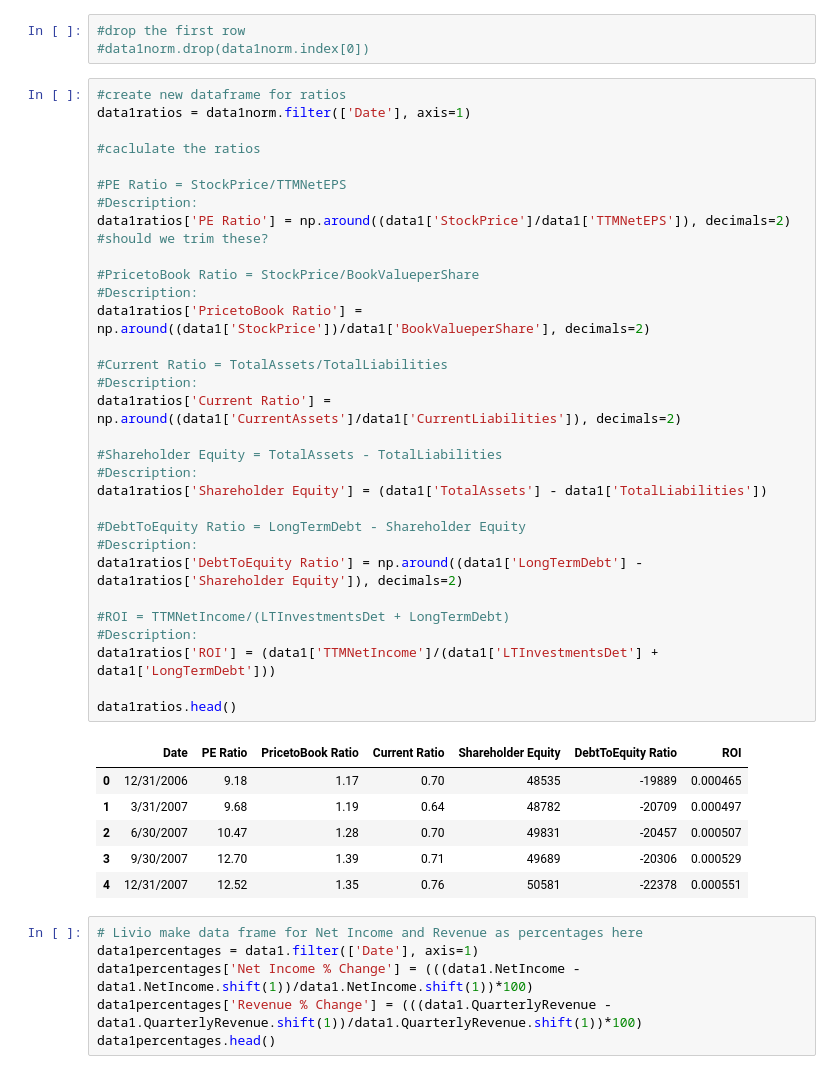
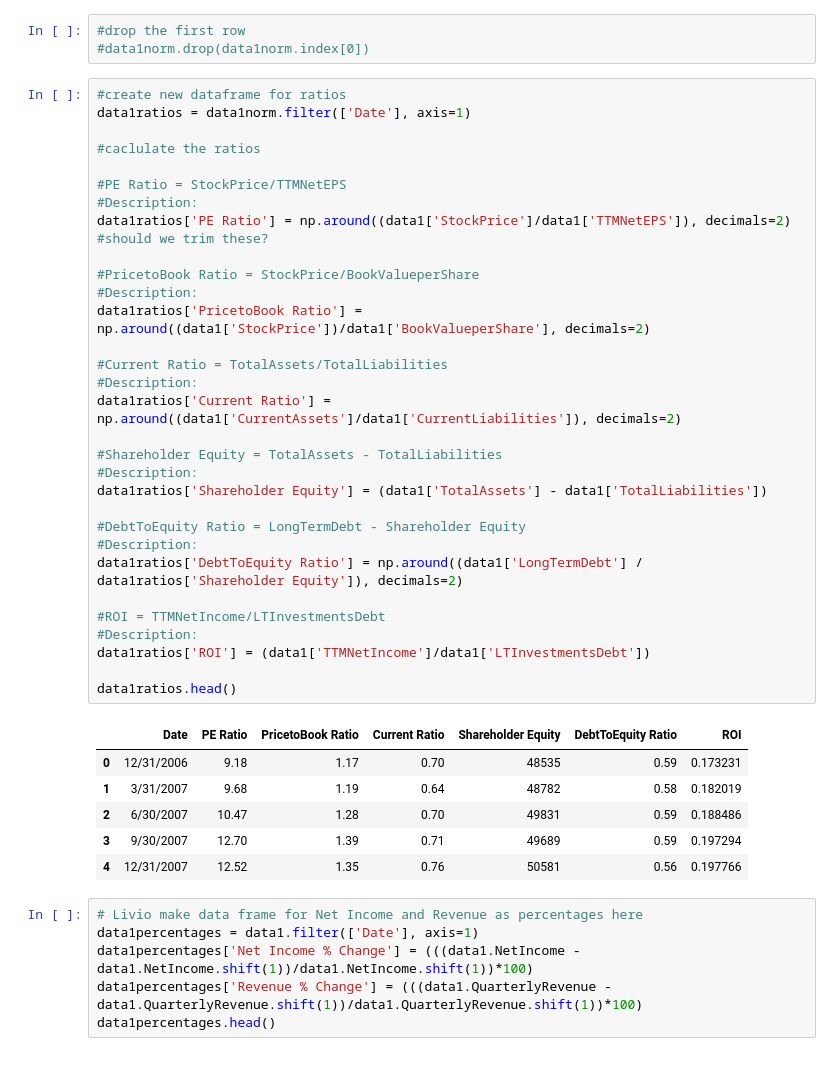
Before and after one commit to Montclair1/TelecomStockSelector, a Jupyter notebook: Verizon Financials PreProcessing.ipynb, the cells around one changed output. Drawn from its saved outputs; the diff is of its cells as text.

```diff
--- a/Verizon Financials PreProcessing.ipynb
+++ b/Verizon Financials PreProcessing.ipynb
@@ -52,41 +52,41 @@ data1norm.head()
 # %%
 #create new dataframe for ratios
 data1ratios = data1norm.filter(['Date'], axis=1)
 
 #caclulate the ratios
 
 #PE Ratio = StockPrice/TTMNetEPS
 #Description:
 data1ratios['PE Ratio'] = np.around((data1['StockPrice']/data1['TTMNetEPS']), decimals=2) #should we trim these?
 
 #PricetoBook Ratio = StockPrice/BookValueperShare
 #Description:
 data1ratios['PricetoBook Ratio'] = np.around((data1['StockPrice'])/data1['BookValueperShare'], decimals=2)
 
 #Current Ratio = TotalAssets/TotalLiabilities
 #Description:
 data1ratios['Current Ratio'] = np.around((data1['CurrentAssets']/data1['CurrentLiabilities']), decimals=2)
 
 #Shareholder Equity = TotalAssets - TotalLiabilities
 #Description:
 data1ratios['Shareholder Equity'] = (data1['TotalAssets'] - data1['TotalLiabilities'])
 
 #DebtToEquity Ratio = LongTermDebt - Shareholder Equity
 #Description:
-data1ratios['DebtToEquity Ratio'] = np.around((data1['LongTermDebt'] - data1ratios['Shareholder Equity']), decimals=2)
+data1ratios['DebtToEquity Ratio'] = np.around((data1['LongTermDebt'] / data1ratios['Shareholder Equity']), decimals=2)
 
-#ROI = TTMNetIncome/(LTInvestmentsDet + LongTermDebt)
+#ROI = TTMNetIncome/LTInvestmentsDebt
 #Description:
-data1ratios['ROI'] = (data1['TTMNetIncome']/(data1['LTInvestmentsDet'] + data1['LongTermDebt']))
+data1ratios['ROI'] = (data1['TTMNetIncome']/data1['LTInvestmentsDebt'])
 
 data1ratios.head()
 # %% [output]
 |  | Date | PE Ratio | PricetoBook Ratio | Current Ratio | Shareholder Equity | DebtToEquity Ratio | ROI |
-| 0 | 12/31/2006 | 9.18 | 1.17 | 0.70 | 48535 | -19889 | 0.000465 |
-| 1 | 3/31/2007 | 9.68 | 1.19 | 0.64 | 48782 | -20709 | 0.000497 |
-| 2 | 6/30/2007 | 10.47 | 1.28 | 0.70 | 49831 | -20457 | 0.000507 |
-| 3 | 9/30/2007 | 12.70 | 1.39 | 0.71 | 49689 | -20306 | 0.000529 |
-| 4 | 12/31/2007 | 12.52 | 1.35 | 0.76 | 50581 | -22378 | 0.000551 |
+| 0 | 12/31/2006 | 9.18 | 1.17 | 0.70 | 48535 | 0.59 | 0.173231 |
+| 1 | 3/31/2007 | 9.68 | 1.19 | 0.64 | 48782 | 0.58 | 0.182019 |
+| 2 | 6/30/2007 | 10.47 | 1.28 | 0.70 | 49831 | 0.59 | 0.188486 |
+| 3 | 9/30/2007 | 12.70 | 1.39 | 0.71 | 49689 | 0.59 | 0.197294 |
+| 4 | 12/31/2007 | 12.52 | 1.35 | 0.76 | 50581 | 0.56 | 0.197766 |
 # %%
 # Livio make data frame for Net Income and Revenue as percentages here
 data1percentages = data1.filter(['Date'], axis=1)
```
Also changed, not shown: parts of 2 cells of this notebook, 1 other file.
